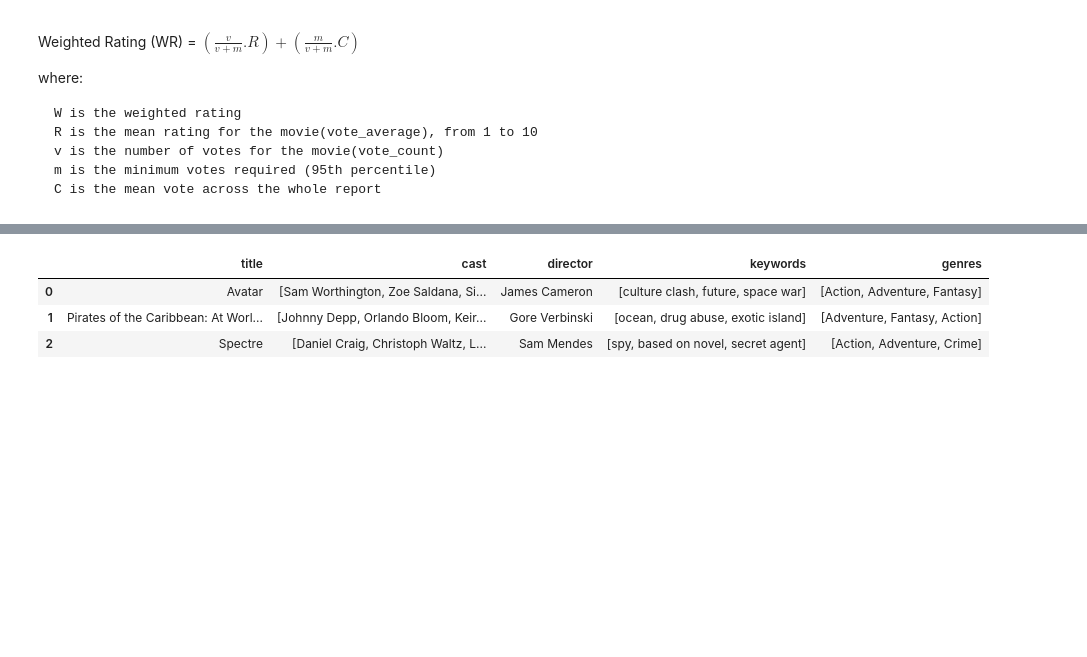
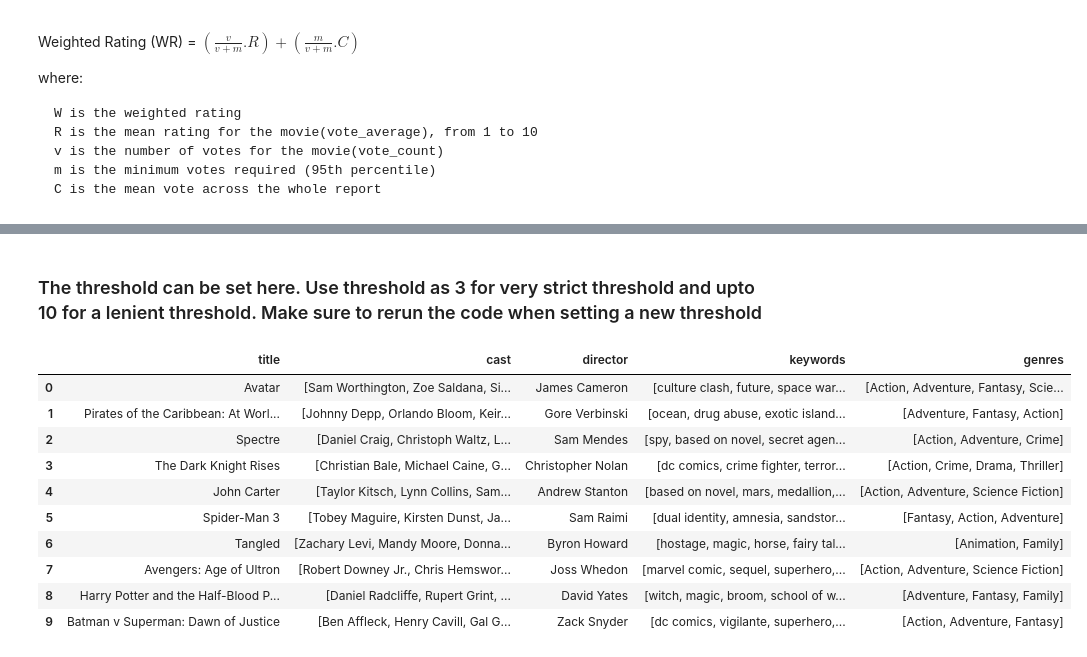
Before and after one commit to nitishbaidya/Content-Based-Movie-Recommendation-Engine, a Jupyter notebook: MSc_Movie Recommendations.ipynb, the cells around one changed output, grey strips where cells are left out. Cells and saved outputs as stored; diff of their text form; code cells hidden in the pictures; blank space fills up the shorter version.

```diff
--- a/MSc_Movie Recommendations.ipynb
+++ b/MSc_Movie Recommendations.ipynb
@@ -183,31 +155,43 @@ def get_director(x):
         if i['job'] == 'Director':
             return i['name']
     return np.nan
+# %% [markdown]
+### The threshold can be set here. Use threshold as 3 for very strict threshold and upto 10 for a lenient threshold. Make sure to rerun the code when setting a new threshold
+# %%
+threshold = 5
 # %%
-# Returns the list top 3 elements or entire list; whichever is more.
-def get_list(x):
+#Returns the list top 3-10 elements or entire list; whichever is more.
+def format_list(x,y=threshold):
     if isinstance(x, list):
         names = [i['name'] for i in x]
-        #Check if more than 3 elements exist. If yes, return only first three. If no, return entire list.
-        if len(names) > 3:
-            names = names[:3]
+
+        if len(names) > y:
+            names = names[:y]
         return names
 
-    #Return empty list in case of missing/malformed data
+    #Return empty list in case of missing data
     return []
 # %%
-# Define new director, cast, genres and keywords features that are in a suitable form.
+#Adding director as a column
 df_main['director'] = df_main['crew'].apply(get_director)
 
+#Formatting the data into lists
 features = ['cast', 'keywords', 'genres']
 for feature in features:
-    df_main[feature] = df_main[feature].apply(get_list)
+    df_main[feature] = df_main[feature].apply(format_list)
 # %%
-# Print the new features of the first 3 films
-df_main[['title', 'cast', 'director', 'keywords', 'genres']].head(3)
+#formatted dataframe
+df_main[['title', 'cast', 'director', 'keywords', 'genres']].head(10)
 # %% [output]
 |  | title | cast | director | keywords | genres |
-| 0 | Avatar | [Sam Worthington, Zoe Saldana, Si... | James Cameron | [culture clash, future, space war] | [Action, Adventure, Fantasy] |
-| 1 | Pirates of the Caribbean: At Worl... | [Johnny Depp, Orlando Bloom, Keir... | Gore Verbinski | [ocean, drug abuse, exotic island] | [Adventure, Fantasy, Action] |
-| 2 | Spectre | [Daniel Craig, Christoph Waltz, L... | Sam Mendes | [spy, based on novel, secret agent] | [Action, Adventure, Crime] |
+| 0 | Avatar | [Sam Worthington, Zoe Saldana, Si... | James Cameron | [culture clash, future, space war... | [Action, Adventure, Fantasy, Scie... |
+| 1 | Pirates of the Caribbean: At Worl... | [Johnny Depp, Orlando Bloom, Keir... | Gore Verbinski | [ocean, drug abuse, exotic island... | [Adventure, Fantasy, Action] |
+| 2 | Spectre | [Daniel Craig, Christoph Waltz, L... | Sam Mendes | [spy, based on novel, secret agen... | [Action, Adventure, Crime] |
+| 3 | The Dark Knight Rises | [Christian Bale, Michael Caine, G... | Christopher Nolan | [dc comics, crime fighter, terror... | [Action, Crime, Drama, Thriller] |
+| 4 | John Carter | [Taylor Kitsch, Lynn Collins, Sam... | Andrew Stanton | [based on novel, mars, medallion,... | [Action, Adventure, Science Fiction] |
+| 5 | Spider-Man 3 | [Tobey Maguire, Kirsten Dunst, Ja... | Sam Raimi | [dual identity, amnesia, sandstor... | [Fantasy, Action, Adventure] |
+| 6 | Tangled | [Zachary Levi, Mandy Moore, Donna... | Byron Howard | [hostage, magic, horse, fairy tal... | [Animation, Family] |
+| 7 | Avengers: Age of Ultron | [Robert Downey Jr., Chris Hemswor... | Joss Whedon | [marvel comic, sequel, superhero,... | [Action, Adventure, Science Fiction] |
+| 8 | Harry Potter and the Half-Blood P... | [Daniel Radcliffe, Rupert Grint, ... | David Yates | [witch, magic, broom, school of w... | [Adventure, Fantasy, Family] |
+| 9 | Batman v Superman: Dawn of Justice | [Ben Affleck, Henry Cavill, Gal G... | Zack Snyder | [dc comics, vigilante, superhero,... | [Action, Adventure, Fantasy] |
 # %%
```
Also changed, not shown: parts of 26 cells of this notebook.
